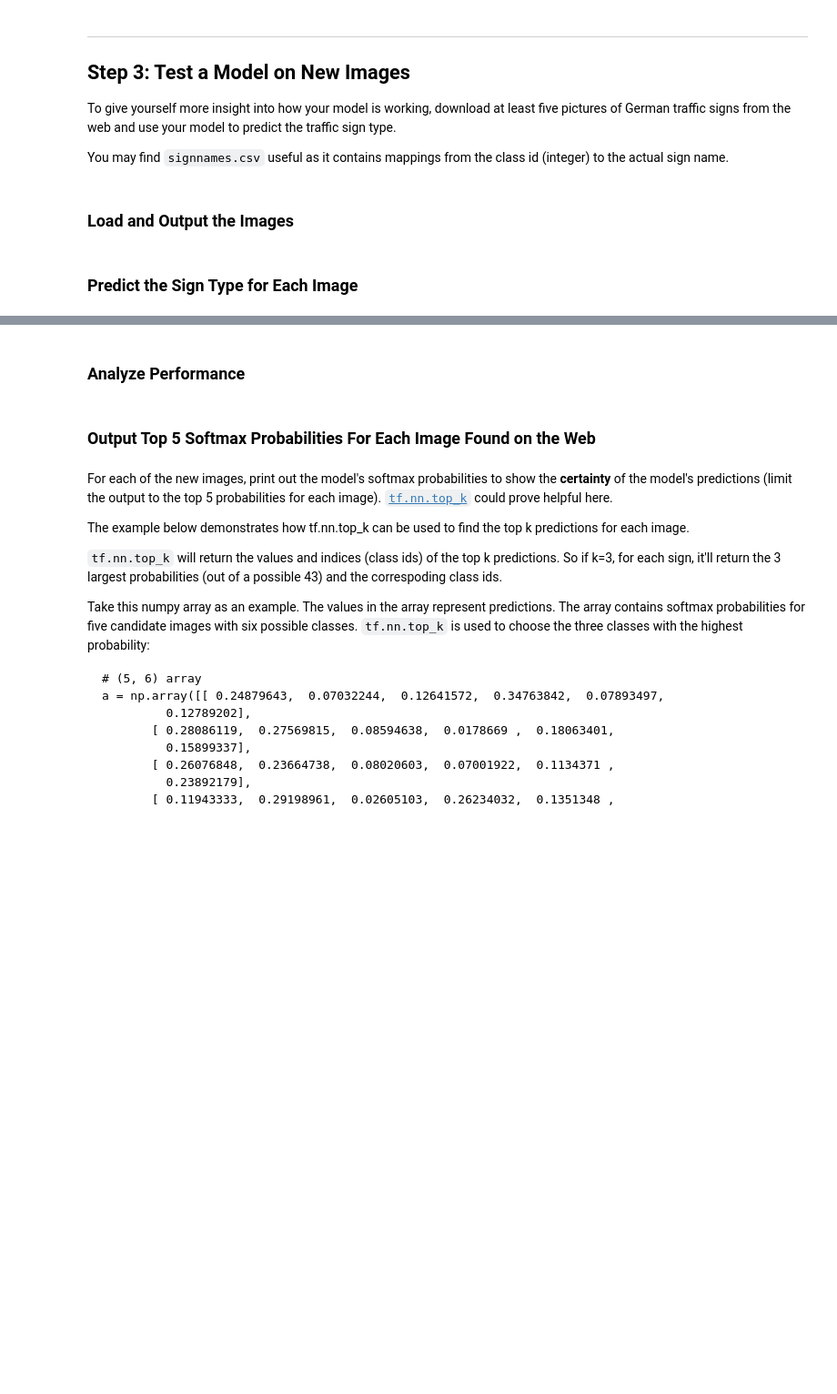
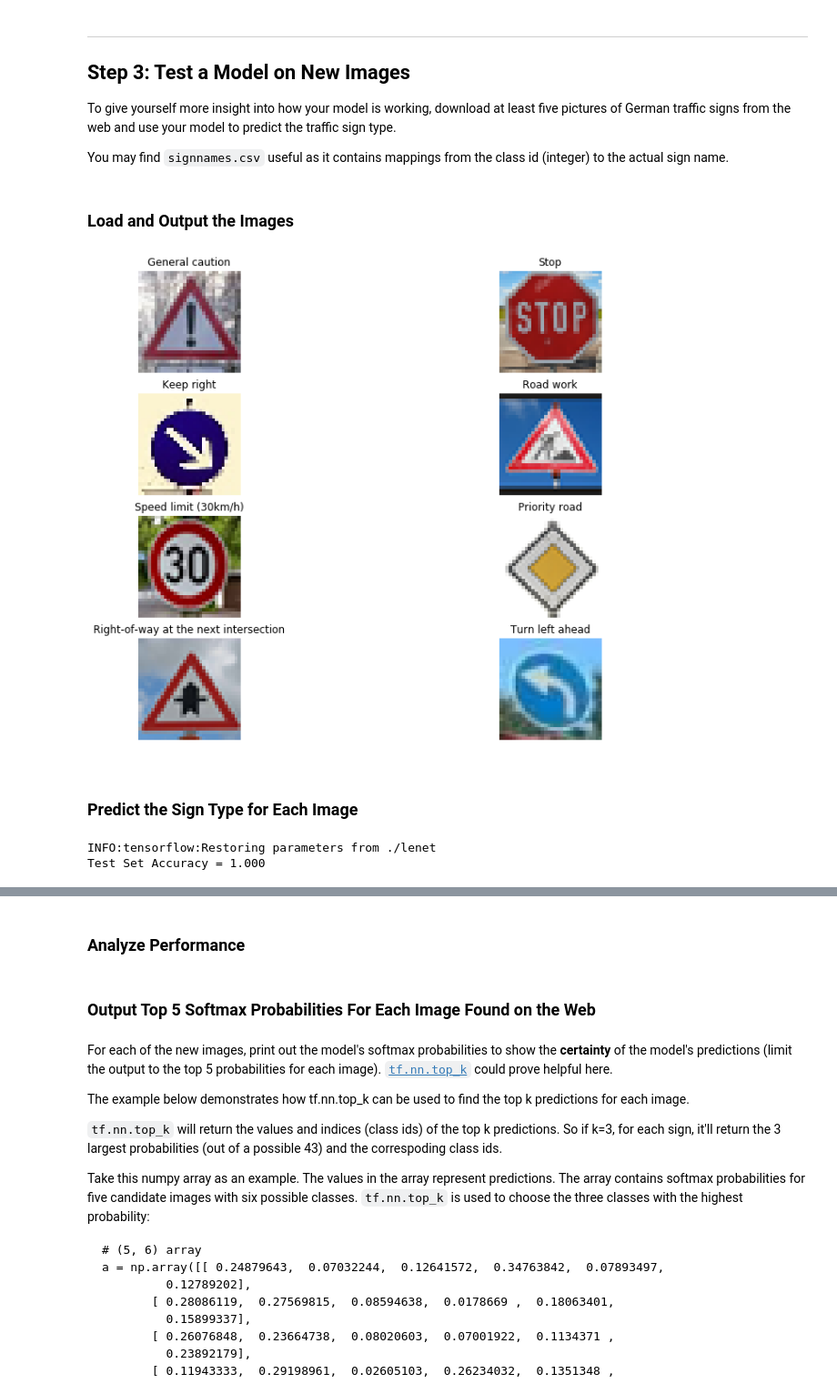
Before and after one commit to hanumant07/traffic_sign_detection, a Jupyter notebook: Traffic_Sign_Classifier.ipynb, the cells around one changed output, grey strips where cells are left out. Shown: that part at 91% size. Drawn from its saved outputs; the diff is of its cells as text; code cells hidden in the pictures; blank space fills up the shorter version.

```diff
--- a/Traffic_Sign_Classifier.ipynb
+++ b/Traffic_Sign_Classifier.ipynb
@@ -467,20 +516,23 @@ sets imply underfitting. A high accuracy on the training set but low accuracy on
 ### Feel free to use as many code cells as needed.
 
 from sklearn.utils import shuffle
-x = tf.placeholder(tf.float32, (None, 32, 32, 1))
+x = tf.placeholder(tf.float32, (None, 32, 32, 3))
 y = tf.placeholder(tf.int32, (None))
+keep_prob2 = tf.placeholder(tf.float32)
+keep_prob = tf.placeholder(tf.float32)
 
 one_hot_y = tf.one_hot(y, n_classes)
 
 # Hyper parameters
-rate = 0.001
+rate = 0.0009
 num_channels = 3
 BATCH_SIZE=128
-learn=0.001
-EPOCHS=35
+learn=0.0009
+EPOCHS=25
 
 # Training
-logits = LeNet(x)
+processed_x = preprocess_images(x)
+logits = LeNet(processed_x)
 cross_entropy = tf.nn.softmax_cross_entropy_with_logits(labels=one_hot_y, logits=logits)
 loss_operation = tf.reduce_mean(cross_entropy)
 optimizer = tf.train.AdamOptimizer(learning_rate = rate)
@@ -498,8 +550,7 @@ def evaluate(X_data, y_data):
     sess = tf.get_default_session()
     for offset in range(0, num_examples, BATCH_SIZE):
         batch_x, batch_y = X_data[offset:offset+BATCH_SIZE], y_data[offset:offset+BATCH_SIZE]
-        processed_batch = sess.run(preprocessed_valid_images, feed_dict={batch_images: batch_x})
-        accuracy = sess.run(accuracy_operation, feed_dict={x: processed_batch, y: batch_y})
+        accuracy = sess.run(accuracy_operation, feed_dict={x: batch_x, y: batch_y, keep_prob2: 1.0, keep_prob: 1.0})
         total_accuracy += (accuracy * len(batch_x))
     return total_accuracy / num_examples
 # %%
@@ -514,8 +565,7 @@ with tf.Session() as sess:
         for offset in range(0, num_examples, BATCH_SIZE):
             end = offset + BATCH_SIZE
             batch_x, batch_y = X_train[offset:end], y_train[offset:end]
-            processed_batch = sess.run(preprocessed_train_images, feed_dict={batch_images: batch_x})
-            sess.run(training_operation, feed_dict={x: processed_batch, y: batch_y})
+            sess.run(training_operation, feed_dict={x: batch_x, y: batch_y, keep_prob2: 0.7, keep_prob: 0.8})
 
         validation_accuracy = evaluate(X_valid, y_valid)
         print("EPOCH {} ...".format(i+1))
@@ -558,6 +605,37 @@ You may find `signnames.csv` useful as it contains mappings from the class id (i
+# %%
+### Load the images and plot them here.
+### Feel free to use as many code cells as needed.
+import cv2
+import glob
+import matplotlib.image as mpimg
+import matplotlib.pyplot as plt
+
+fig, axs = plt.subplots(4,2, figsize=(15, 10))
+fig.subplots_adjust(hspace = .2, wspace=.001)
+axs = axs.ravel()
+
+test_images = []
+test_labels = [18, 14, 38, 25, 1, 12, 11, 34]
+for i, img in enumerate(glob.glob('./test_images/*.png')):
+    image = cv2.imread(img)
+    axs[i].axis('off')
+    axs[i].imshow(cv2.cvtColor(image, cv2.COLOR_BGR2RGB))
+    axs[i].set_title(data_info.get_name_for_label(test_labels[i]))
+    test_images.append(cv2.cvtColor(image, cv2.COLOR_BGR2RGB))
+# %% [output]
+[figure, added]
 # %% [markdown]
 ### Predict the Sign Type for Each Image
 # %%
 ### Run the predictions here and use the model to output the prediction for each image.
 ### Make sure to pre-process the images with the same pre-processing pipeline used earlier.
 ### Feel free to use as many code cells as needed.
+with tf.Session() as sess:
+    sess.run(tf.global_variables_initializer())
+    saver3 = tf.train.import_meta_graph('./lenet.meta')
+    saver3.restore(sess, "./lenet")
+    my_accuracy = evaluate(test_images, test_labels)
+    print("Test Set Accuracy = {:.3f}".format(my_accuracy))
+# %% [output]
+INFO:tensorflow:Restoring parameters from ./lenet
+Test Set Accuracy = 1.000
```
Also changed, not shown: parts of 15 cells of this notebook, 8 other files.
